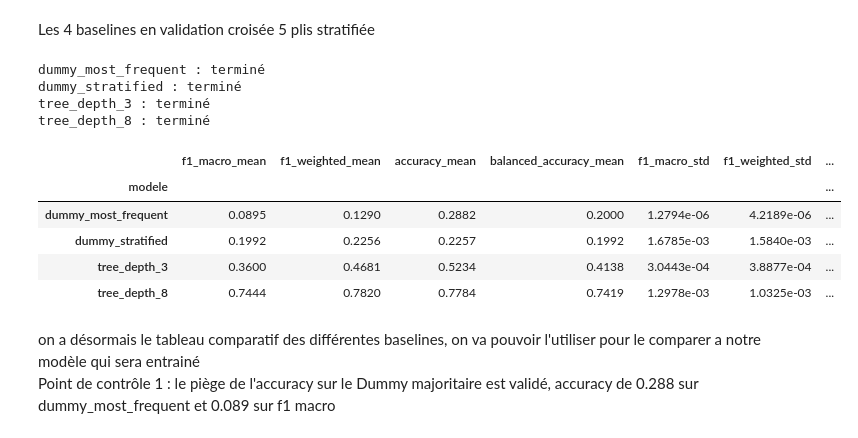
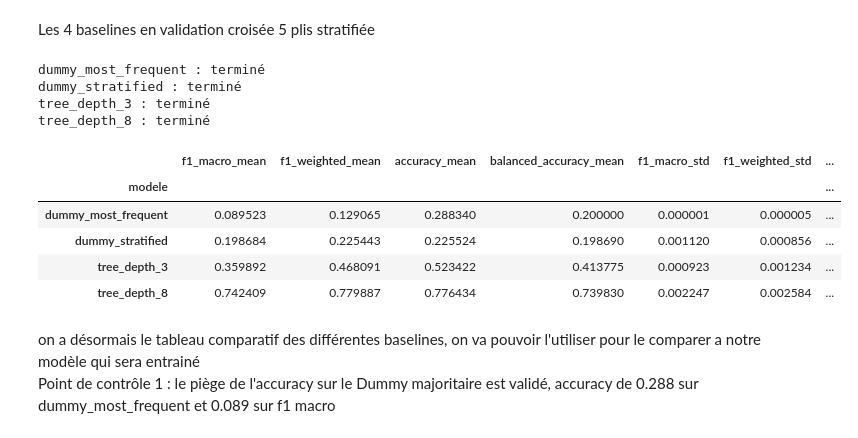
Before and after one commit to G-code10/nutri_gui, a Jupyter notebook: notebooks/guillaume/tp14.ipynb, the cells around one changed output. Cells and saved outputs as stored; diff of their text form; code cells hidden in the pictures.

```diff
--- a/notebooks/guillaume/tp14.ipynb
+++ b/notebooks/guillaume/tp14.ipynb
@@ -212,38 +212,41 @@ baselines = {
     "dummy_stratified": DummyClassifier(strategy="stratified", random_state=RANDOM_STATE),
     "tree_depth_3": DecisionTreeClassifier(max_depth=3, random_state=RANDOM_STATE),
     "tree_depth_8": DecisionTreeClassifier(max_depth=8, random_state=RANDOM_STATE),
 }
 
 cv_results = {}
 for name, model in baselines.items():
     #un pipeline par modèle : préprocesseur neuf (clone) puis modèle, réajustés à chaque pli
     pipeline = Pipeline([("preprocessor", clone(preprocessor)), ("model", model)])
     cv_results[name] = cross_validate(pipeline, X_train, y_train, cv=cv, scoring=SCORING)
     print(f"{name} : terminé")
 
 # Tableau comparatif : moyenne et écart-type sur les 5 plis
 baseline_table = pd.DataFrame([
     {
         "modele": name,
         **{f"{metric}_mean": res[f"test_{metric}"].mean() for metric in SCORING},
         **{f"{metric}_std": res[f"test_{metric}"].std() for metric in SCORING},
         "fit_time_s": res["fit_time"].mean(),
         "score_time_s": res["score_time"].mean(),
     }
     for name, res in cv_results.items()
 ]).set_index("modele")
-baseline_table
+
+# Affichage à 6 décimales, sans notation scientifique, limité à ce tableau
+with pd.option_context("display.float_format", "{:.6f}".format):
+    display(baseline_table)
 # %% [output]
 dummy_most_frequent : terminé
 dummy_stratified : terminé
 tree_depth_3 : terminé
 tree_depth_8 : terminé
 |  | f1_macro_mean | f1_weighted_mean | accuracy_mean | balanced_accuracy_mean | f1_macro_std | f1_weighted_std | ... |
 | modele |  |  |  |  |  |  | ... |
-| dummy_most_frequent | 0.0895 | 0.1290 | 0.2882 | 0.2000 | 1.2794e-06 | 4.2189e-06 | ... |
-| dummy_stratified | 0.1992 | 0.2256 | 0.2257 | 0.1992 | 1.6785e-03 | 1.5840e-03 | ... |
-| tree_depth_3 | 0.3600 | 0.4681 | 0.5234 | 0.4138 | 3.0443e-04 | 3.8877e-04 | ... |
-| tree_depth_8 | 0.7444 | 0.7820 | 0.7784 | 0.7419 | 1.2978e-03 | 1.0325e-03 | ... |
+| dummy_most_frequent | 0.089523 | 0.129065 | 0.288340 | 0.200000 | 0.000001 | 0.000005 | ... |
+| dummy_stratified | 0.198684 | 0.225443 | 0.225524 | 0.198690 | 0.001120 | 0.000856 | ... |
+| tree_depth_3 | 0.359892 | 0.468091 | 0.523422 | 0.413775 | 0.000923 | 0.001234 | ... |
+| tree_depth_8 | 0.742409 | 0.779887 | 0.776434 | 0.739830 | 0.002247 | 0.002584 | ... |
 # %% [markdown]
 on a désormais le tableau comparatif des différentes baselines, on va pouvoir l'utiliser pour le comparer a notre modèle qui sera entrainé
 Point de contrôle 1 : le piège de l'accuracy sur le Dummy majoritaire est validé, accuracy de 0.288 sur dummy_most_frequent et 0.089 sur f1 macro
```
Also changed, not shown: parts of 83 cells of this notebook, 1 other file.
